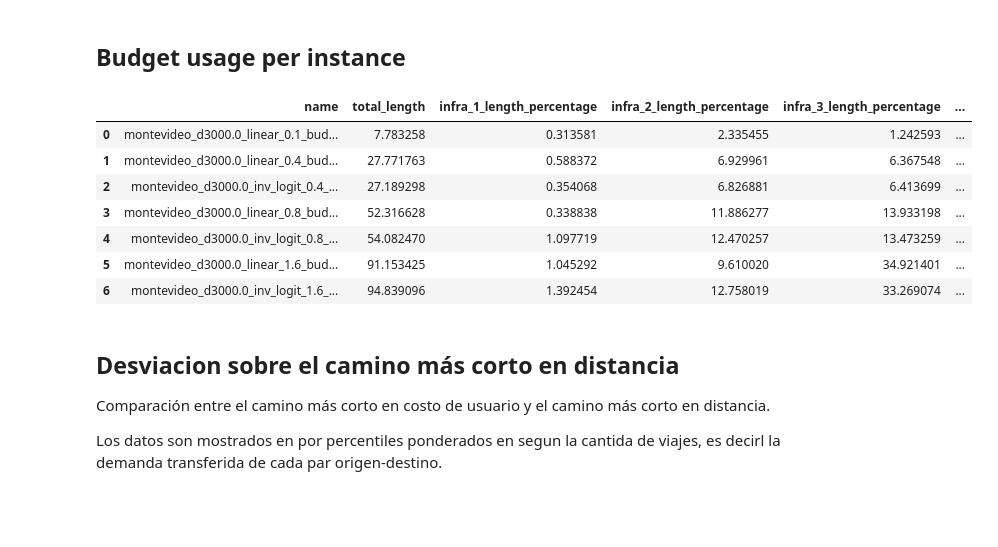
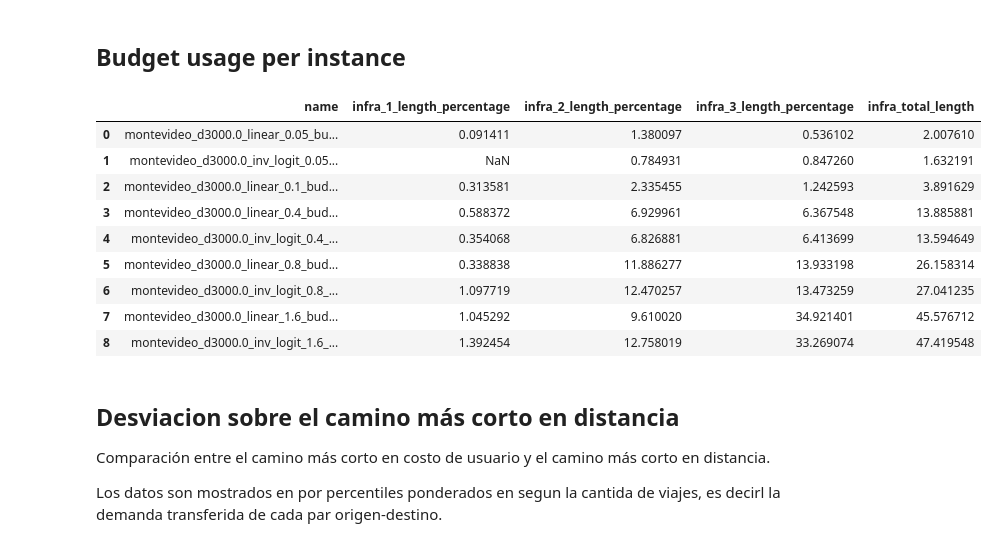
Before and after one commit to joaquinco/bicycle-network-design, a Jupyter notebook: notebooks/Montevideo.ipynb, the cells around one changed output. Cells and saved outputs as stored; diff of their text form; code cells hidden in the pictures; blank space fills up the shorter version.

```diff
--- a/notebooks/Montevideo.ipynb
+++ b/notebooks/Montevideo.ipynb
@@ -143,25 +143,24 @@ bc.draw.draw(
 def get_budget_use_summary(data_path):
     df = pd.read_csv(os.path.join(data_path, 'abudget_use_summary.csv'))
 
-    infra_length_columns = [c for c in df.columns if 'length' in c]
-    df['total_length'] = df[infra_length_columns].fillna(0.0).apply(np.sum, axis=1)
-
     return df
 # %%
 bdf = get_budget_use_summary(data_path)
 
 infra_length_columns = [c for c in bdf.columns if 'length' in c]
 # %%
-bdf[['name', 'total_length'] + infra_length_columns]
+bdf[['name',] + infra_length_columns]
 # %% [output]
-|  | name | total_length | infra_1_length_percentage | infra_2_length_percentage | infra_3_length_percentage | ... |
-| 0 | montevideo_d3000.0_linear_0.1_bud... | 7.783258 | 0.313581 | 2.335455 | 1.242593 | ... |
-| 1 | montevideo_d3000.0_linear_0.4_bud... | 27.771763 | 0.588372 | 6.929961 | 6.367548 | ... |
-| 2 | montevideo_d3000.0_inv_logit_0.4_... | 27.189298 | 0.354068 | 6.826881 | 6.413699 | ... |
-| 3 | montevideo_d3000.0_linear_0.8_bud... | 52.316628 | 0.338838 | 11.886277 | 13.933198 | ... |
-| 4 | montevideo_d3000.0_inv_logit_0.8_... | 54.082470 | 1.097719 | 12.470257 | 13.473259 | ... |
-| 5 | montevideo_d3000.0_linear_1.6_bud... | 91.153425 | 1.045292 | 9.610020 | 34.921401 | ... |
-| 6 | montevideo_d3000.0_inv_logit_1.6_... | 94.839096 | 1.392454 | 12.758019 | 33.269074 | ... |
+|  | name | infra_1_length_percentage | infra_2_length_percentage | infra_3_length_percentage | infra_total_length |
+| 0 | montevideo_d3000.0_linear_0.05_bu... | 0.091411 | 1.380097 | 0.536102 | 2.007610 |
+| 1 | montevideo_d3000.0_inv_logit_0.05... | NaN | 0.784931 | 0.847260 | 1.632191 |
+| 2 | montevideo_d3000.0_linear_0.1_bud... | 0.313581 | 2.335455 | 1.242593 | 3.891629 |
+| 3 | montevideo_d3000.0_linear_0.4_bud... | 0.588372 | 6.929961 | 6.367548 | 13.885881 |
+| 4 | montevideo_d3000.0_inv_logit_0.4_... | 0.354068 | 6.826881 | 6.413699 | 13.594649 |
+| 5 | montevideo_d3000.0_linear_0.8_bud... | 0.338838 | 11.886277 | 13.933198 | 26.158314 |
+| 6 | montevideo_d3000.0_inv_logit_0.8_... | 1.097719 | 12.470257 | 13.473259 | 27.041235 |
+| 7 | montevideo_d3000.0_linear_1.6_bud... | 1.045292 | 9.610020 | 34.921401 | 45.576712 |
+| 8 | montevideo_d3000.0_inv_logit_1.6_... | 1.392454 | 12.758019 | 33.269074 | 47.419548 |
 # %% [markdown]
 ## Desviacion sobre el camino más corto en distancia
 
```
Also changed, not shown: parts of 3 cells of this notebook, 5 other files.
